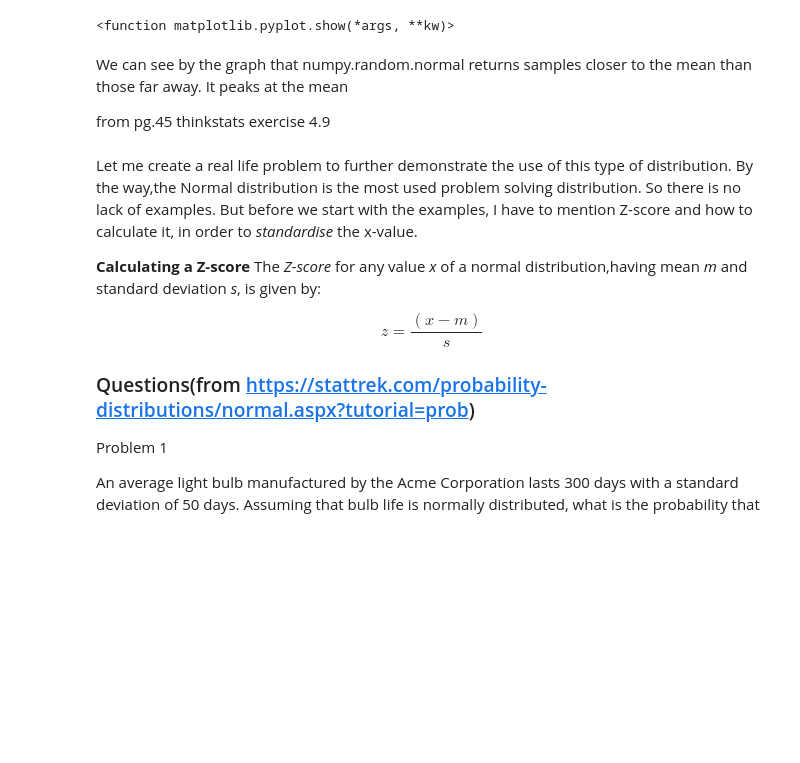
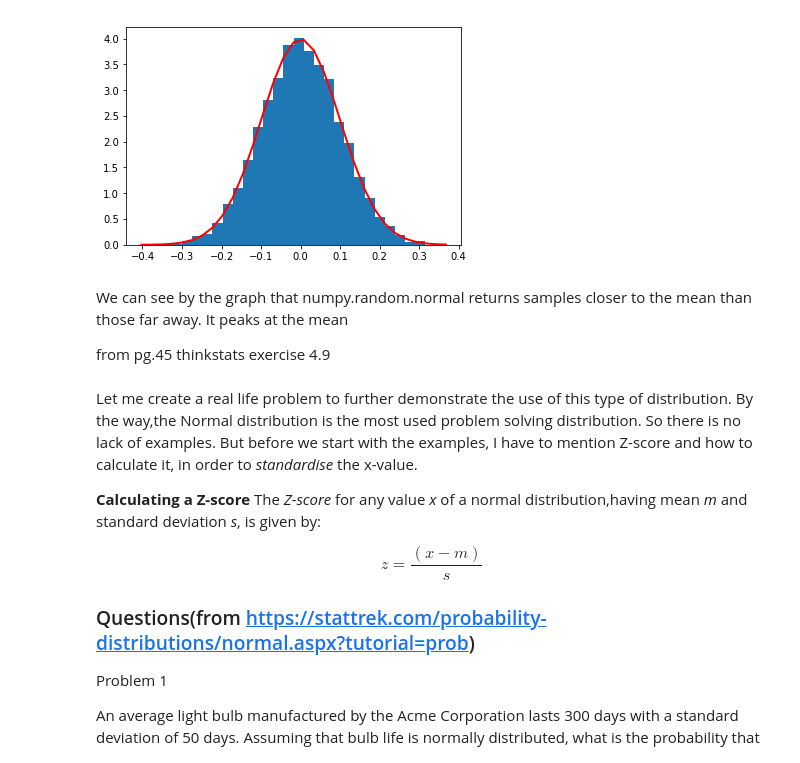
Before and after one commit to MarcoMen-Temp/Programming-Practice, a Jupyter notebook: NumpyAssignment.ipynb, the cells around one changed output. Drawn from its saved outputs; the diff is of its cells as text; code cells hidden in the pictures; blank space fills up the shorter version.

```diff
--- a/NumpyAssignment.ipynb
+++ b/NumpyAssignment.ipynb
@@ -172,18 +171,18 @@ This distribution first derived from De Moivre and 200 years later by both Gauss
 # %%
 import numpy as np
 import matplotlib.pyplot as plt
 
 mean, std = 0, 0.1
 g = np.random.normal(mean, std, 10000)
 
 
 count, bins, ignored = plt.hist(g, 30, normed=True)
 plt.plot(bins, 1/(std * np.sqrt(2 * np.pi)) *
          np.exp(- (bins - mean) **2 / (2 * std**2) ),
          linewidth=2, color= 'r')
-plt.show
+plt.show()
 # %% [output]
-<function matplotlib.pyplot.show(*args, **kw)>
+[figure, added]
 # %% [markdown]
 We can see by the graph that numpy.random.normal returns samples closer to the mean than those far away. It peaks at the mean
 
```
Also changed, not shown: parts of 6 cells of this notebook.
